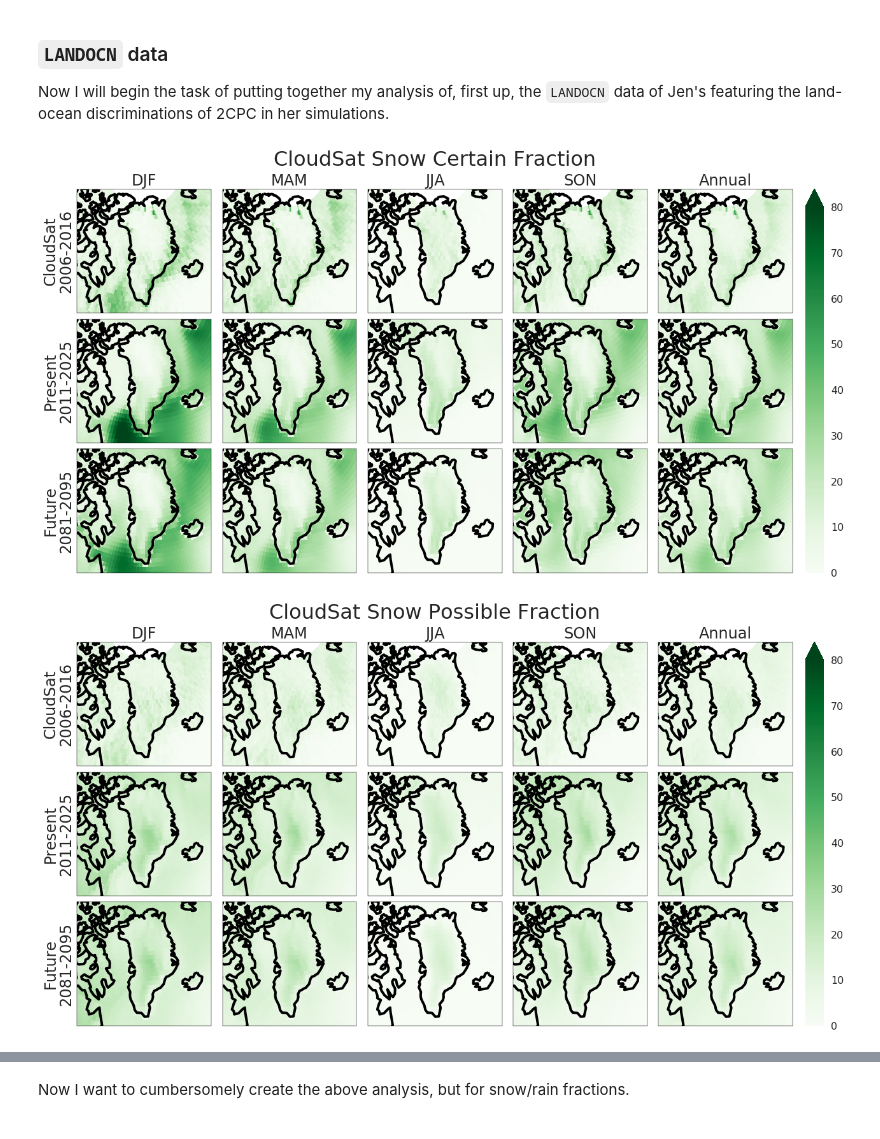
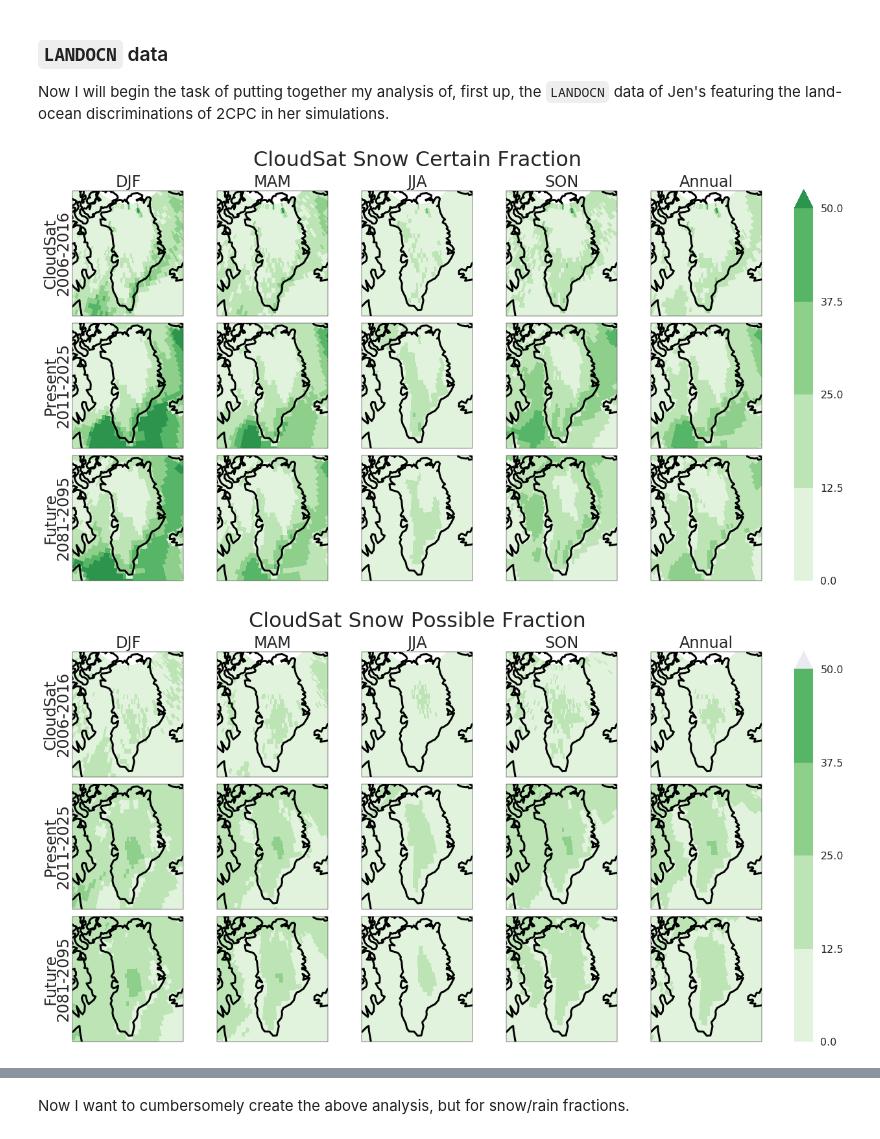
Before and after one commit to dcamron/cosp-explore, a Jupyter notebook: notebooks/compare.ipynb, the cells around one changed output, grey strips where cells are left out. Saved outputs shown, nothing was run; the diff lists cells and outputs as text; code cells hidden in the pictures.

```diff
--- a/notebooks/compare.ipynb
+++ b/notebooks/compare.ipynb
@@ -88,6 +87,8 @@ obs_vars = ['snowcounts', 'snowpossiblecounts', 'probablecounts']
 ### `LANDOCN` data
 Now I will begin the task of putting together my analysis of, first up, the `LANDOCN` data of Jen's featuring the land-ocean discriminations of 2CPC in her simulations.
 # %%
+vm = 50
+lv = int(vm/10)
 for n, var in enumerate(zip(model_vars, obs_vars)):
 
     f, axes = plt.subplots(
@@ -103,7 +104,7 @@ for n, var in enumerate(zip(model_vars, obs_vars)):
          .sel(season=x)
          .plot.pcolormesh(
              ax=axes[0, i], transform=ccrs.PlateCarree(), add_colorbar=False, add_labels=False,
-             vmax=80, cmap='Greens'
+             vmax=vm, levels=lv, colors=sns.color_palette('Greens', lv+1)
          )
         )
 
@@ -113,7 +114,7 @@ for n, var in enumerate(zip(model_vars, obs_vars)):
          .sel(season=x)
          .plot.pcolormesh(
              ax=axes[1, i], transform=ccrs.PlateCarree(), add_colorbar=False, add_labels=False,
-             vmax=80, cmap='Greens'
+             vmax=vm, levels=lv, colors=sns.color_palette('Greens', lv+1)
          )
         )
 
@@ -123,7 +124,7 @@ for n, var in enumerate(zip(model_vars, obs_vars)):
          .sel(season=x)
          .plot.pcolormesh(
              ax=axes[2, i], transform=ccrs.PlateCarree(), add_colorbar=False, add_labels=False,
-             vmax=80, cmap='Greens'
+             vmax=vm, levels=lv, colors=sns.color_palette('Greens', lv+1)
          )
         )
 
@@ -133,48 +134,51 @@ for n, var in enumerate(zip(model_vars, obs_vars)):
     p = ((ds_obs[var[1]] / ds_obs['counts'] * 100)
          .mean('time')
          .plot.pcolormesh(
-             ax=axes[0, 4], cmap='Greens', transform=ccrs.PlateCarree(), add_colorbar=False, add_labels=False, vmax=80
+             ax=axes[0, 4], transform=ccrs.PlateCarree(), add_colorbar=False, add_labels=False,
+             vmax=vm, levels=lv, colors=sns.color_palette('Greens', lv+1)
          )
         )
 
     (ds_lo_pres[var[0]]
      .mean('time')
      .plot.pcolormesh(
-         ax=axes[1, 4], cmap='Greens', transform=ccrs.PlateCarree(), add_colorbar=False, add_labels=False, vmax=80
+         ax=axes[1, 4], transform=ccrs.PlateCarree(), add_colorbar=False, add_labels=False,
+         vmax=vm, levels=lv, colors=sns.color_palette('Greens', lv+1)
      )
     )
 
     (ds_lo_fut[var[0]]
      .mean('time')
      .plot.pcolormesh(
-         ax=axes[2, 4], cmap='Greens', transform=ccrs.PlateCarree(), add_colorbar=False, add_labels=False, vmax=80
+         ax=axes[2, 4], transform=ccrs.PlateCarree(), add_colorbar=False, add_labels=False,
+         vmax=vm, levels=lv, colors=sns.color_palette('Greens', lv+1)
      )
     )
 
 
     axes[0, 4].set_title('Annual', fontsize=24)
 
     for ax in axes.flat:
-        ax.coastlines(linewidth=4)
-        ax.set_extent([290, 340, 55, 85])
+        ax.coastlines(linewidth=3)
+        ax.set_extent([295, 335, 57, 84])
 
     for ax, ylab, yr in zip(axes[:, 0], ['CloudSat', 'Present', 'Future'], ['2006-2016', '2011-2025', '2081-2095']):
         ax.text(-0.2, 0.5, ylab, rotation='vertical', fontsize=24,
                 ha='center', va='center', transform=ax.transAxes)
         ax.text(-0.08, 0.5, yr, rotation='vertical', fontsize=24,
                 ha='center', va='center', transform=ax.transAxes)
 
     t = f.suptitle(ds_lo_pres[var[0]].long_name, y=1.04, fontsize=32)
 
     plt.tight_layout()
 
     #f.subplots_adjust(right=0.8, hspace=0.0000005, wspace=0.1)
     cb_ax = f.add_axes([1.005, 0.017, 0.025, 0.93])
     cb = f.colorbar(p, cax=cb_ax, extend='max')
     #cb.set_label('Percent of occurrence', rotation=270, fontsize=24)
 
     f.savefig('../figures/compare/map_grid_%s_LO.eps' % var[0],
               bbox_extra_artists=([t, cb_ax].append([ax for ax in axes[:, 0]])), bbox_inches='tight')
 # %% [output]
-[figure, old version]
+[figure, new version]
-[figure, old version]
+[figure, new version]
```
Also changed, not shown: parts of 15 cells of this notebook.
